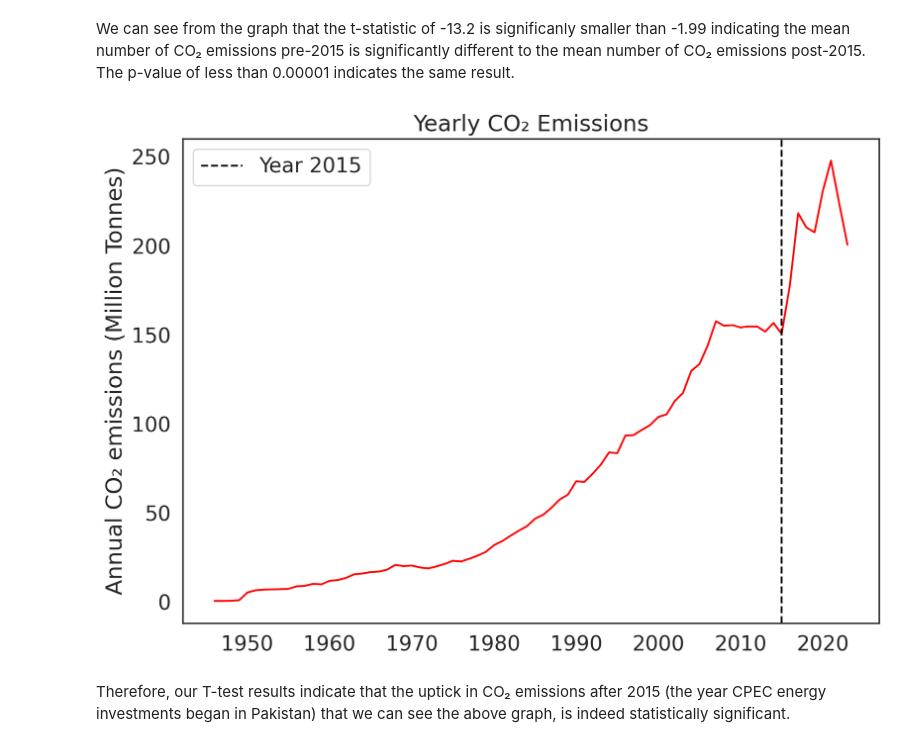
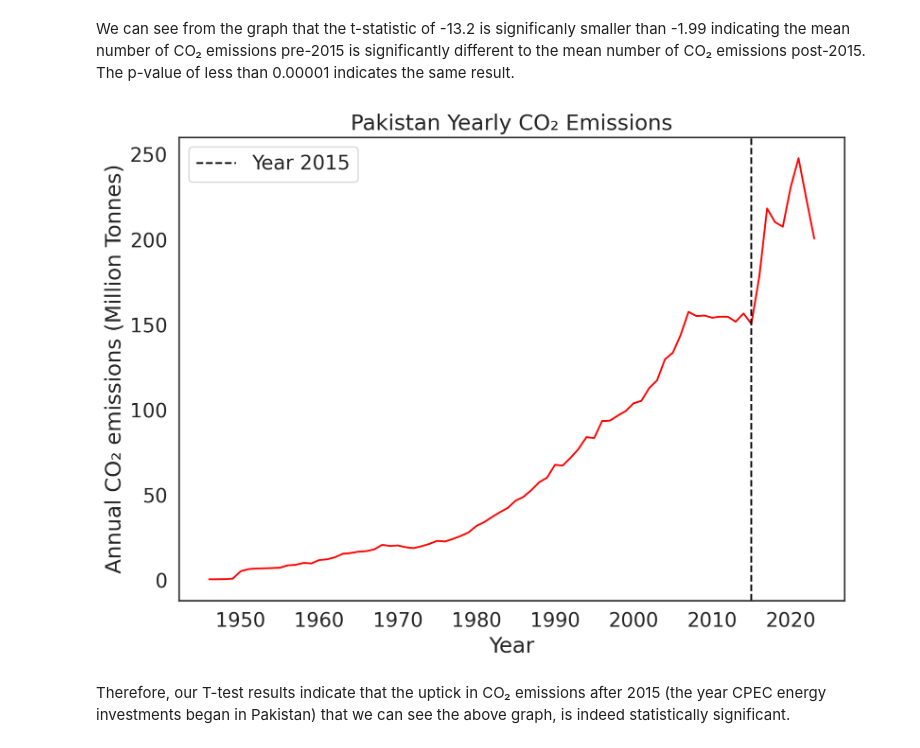
Before and after one commit to ilinashah177/Coursework-Website, a Jupyter notebook: T_Test_Annual_CO₂_emissions.ipynb, the cells around one changed output. Cells and saved outputs as stored; diff of their text form; code cells hidden in the pictures.

```diff
--- a/T_Test_Annual_CO₂_emissions.ipynb
+++ b/T_Test_Annual_CO₂_emissions.ipynb
@@ -149,27 +149,28 @@ We can see from the graph that the t-statistic of -13.2 is significanly smaller
 # %%
 import matplotlib.pyplot as plt
 import pandas as pd
 import datetime
 import matplotlib.dates as mdates
 from matplotlib.pyplot import figure
 
 figure(figsize=(10, 7), dpi=200)
 
 years = df['Year']
 emissions = df['Annual CO₂ emissions']
 
 emissions_millions = emissions / 1000000
 
 plt.plot(years, emissions_millions, color='red')
+plt.xlabel('Year')
 plt.ylabel('Annual CO₂ emissions (Million Tonnes)')
 
 plt.axvline(2015, color='black', linestyle='dashed', label='Year 2015')
 
 plt.legend()
-plt.title('Yearly CO₂ Emissions')
+plt.title('Pakistan Yearly CO₂ Emissions')
 
 plt.show()
 # %% [output]
-[figure, old version]
+[figure, new version]
 # %% [markdown]
 Therefore, our T-test results indicate that the uptick in CO₂ emissions after 2015 (the year CPEC energy investments began in Pakistan) that we can see the above graph, is indeed statistically significant.
```
